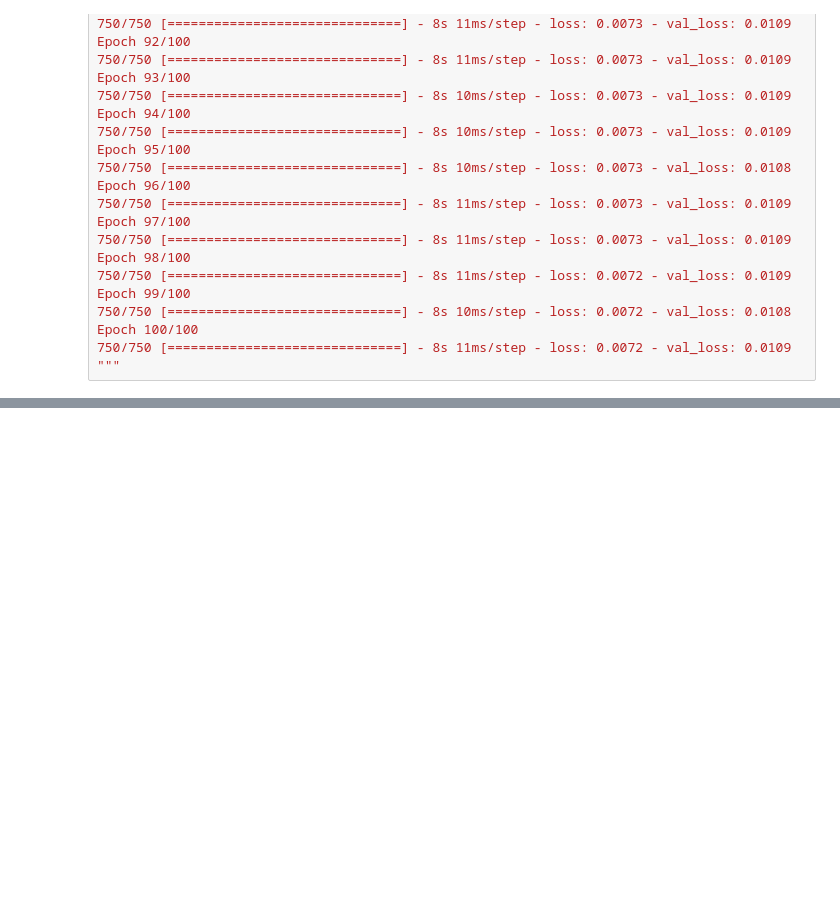
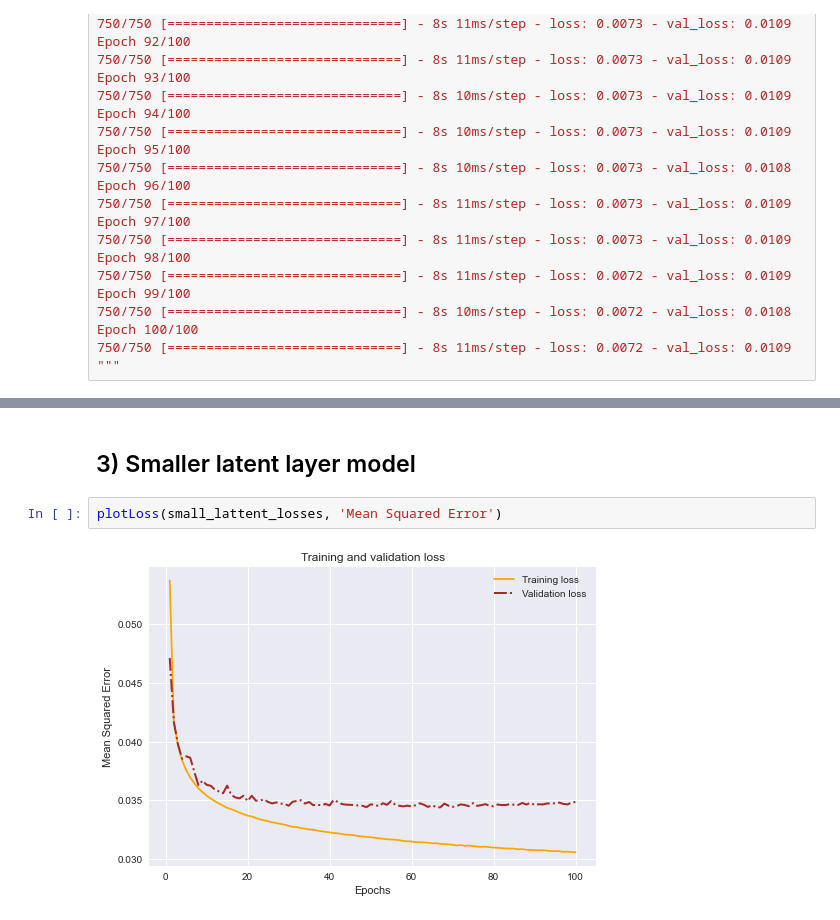
Before and after one commit to FTheodore/Project_3, a Jupyter notebook: Research_part1.ipynb, the cells around one changed output, grey strips where cells are left out. Cells and saved outputs as stored; diff of their text form; blank space fills up the shorter version.

```diff
--- a/Research_part1.ipynb
+++ b/Research_part1.ipynb
@@ -828,0 +1036,6 @@ Epoch 100/100
+# %% [markdown]
+## 3) Smaller latent layer model
+# %%
+plotLoss(small_lattent_losses, 'Mean Squared Error')
+# %% [output]
+[figure, added]
```
Also changed, not shown: parts of 36 cells of this notebook.
